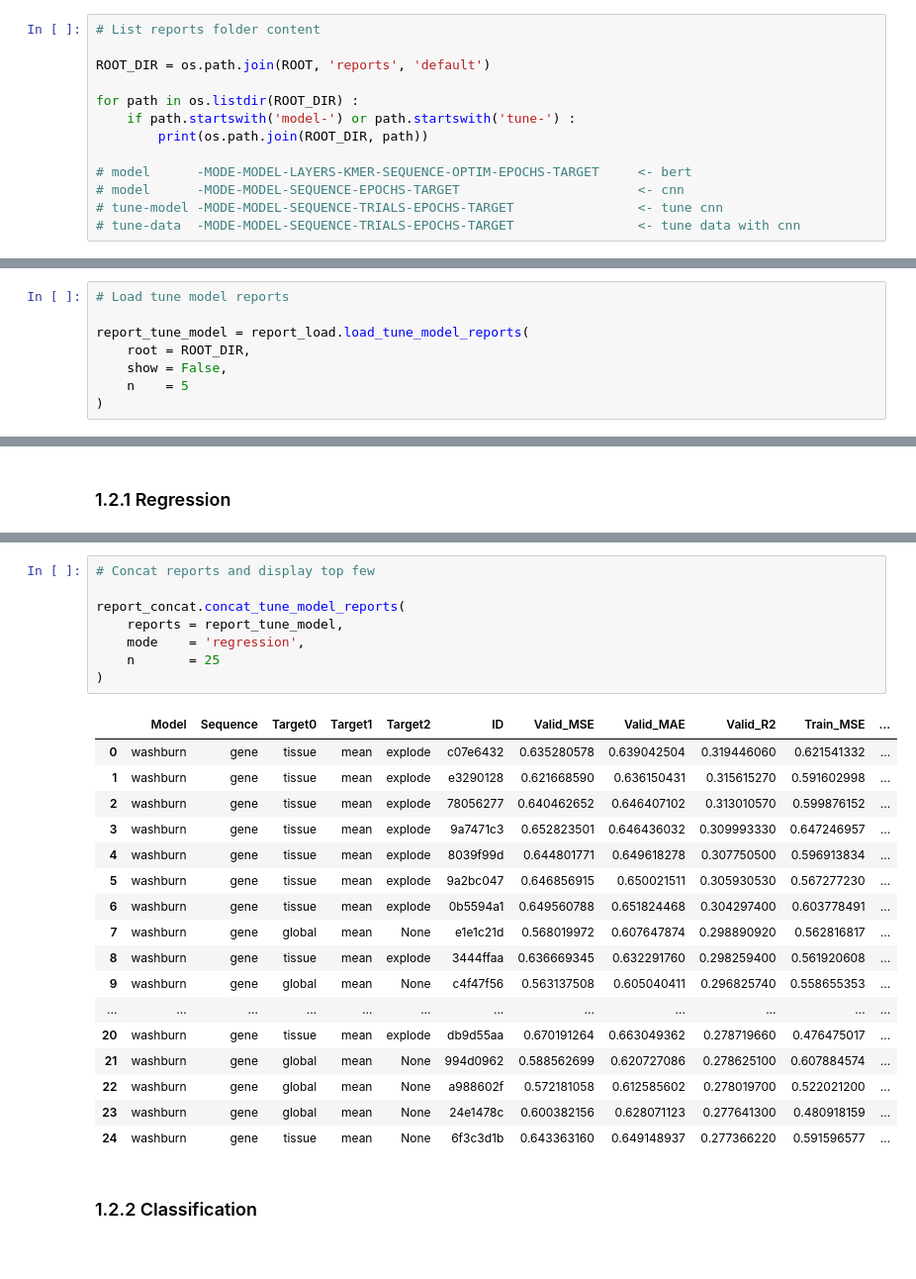
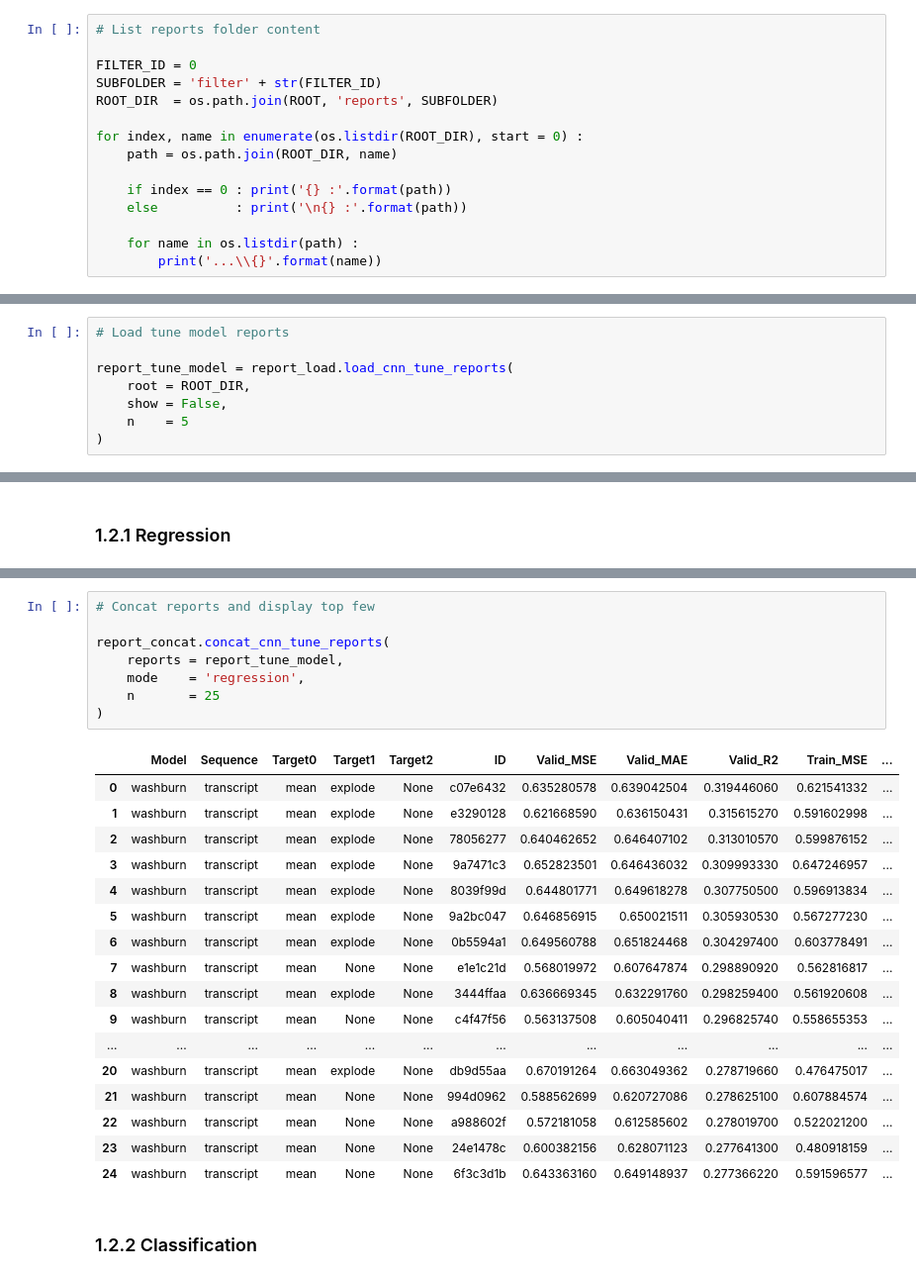
Before and after one commit to up4472/upolanc-thesis, a Jupyter notebook: notebook/nbp09-report.ipynb, the cells around one changed output, grey strips where cells are left out. Shown at 99% size. Cells and saved outputs as stored; diff of their text form.

```diff
--- a/notebook/nbp09-report.ipynb
+++ b/notebook/nbp09-report.ipynb
@@ -42,14 +42,16 @@ runtime.set_plot_theme()
 # %%
 # List reports folder content
 
-ROOT_DIR = os.path.join(ROOT, 'reports', 'default')
+FILTER_ID = 0
+SUBFOLDER = 'filter' + str(FILTER_ID)
+ROOT_DIR  = os.path.join(ROOT, 'reports', SUBFOLDER)
 
-for path in os.listdir(ROOT_DIR) :
-	if path.startswith('model-') or path.startswith('tune-') :
-		print(os.path.join(ROOT_DIR, path))
+for index, name in enumerate(os.listdir(ROOT_DIR), start = 0) :
+	path = os.path.join(ROOT_DIR, name)
 
-# model      -MODE-MODEL-LAYERS-KMER-SEQUENCE-OPTIM-EPOCHS-TARGET     <- bert
-# model      -MODE-MODEL-SEQUENCE-EPOCHS-TARGET                       <- cnn
-# tune-model -MODE-MODEL-SEQUENCE-TRIALS-EPOCHS-TARGET                <- tune cnn
-# tune-data  -MODE-MODEL-SEQUENCE-TRIALS-EPOCHS-TARGET                <- tune data with cnn
+	if index == 0 : print('{} :'.format(path))
+	else          : print('\n{} :'.format(path))
+
+	for name in os.listdir(path) :
+		print('...\\{}'.format(name))
 # %% [output]
@@ -109,7 +111,7 @@ report_cnn_model['classification']
 # %%
 # Load tune model reports
 
-report_tune_model = report_load.load_tune_model_reports(
+report_tune_model = report_load.load_cnn_tune_reports(
 	root = ROOT_DIR,
 	show = False,
 	n    = 5
@@ -144,29 +146,29 @@ tune-model-r-washburn-gene-0250-25-tissue-mean-explode           : Size =  250 |
 # %%
 # Concat reports and display top few
 
-report_concat.concat_tune_model_reports(
+report_concat.concat_cnn_tune_reports(
 	reports = report_tune_model,
 	mode    = 'regression',
 	n       = 25
 )
 # %% [output]
 |  | Model | Sequence | Target0 | Target1 | Target2 | ID | Valid_MSE | Valid_MAE | Valid_R2 | Train_MSE | ... |
-| 0 | washburn | gene | tissue | mean | explode | c07e6432 | 0.635280578 | 0.639042504 | 0.319446060 | 0.621541332 | ... |
-| 1 | washburn | gene | tissue | mean | explode | e3290128 | 0.621668590 | 0.636150431 | 0.315615270 | 0.591602998 | ... |
-| 2 | washburn | gene | tissue | mean | explode | 78056277 | 0.640462652 | 0.646407102 | 0.313010570 | 0.599876152 | ... |
-| 3 | washburn | gene | tissue | mean | explode | 9a7471c3 | 0.652823501 | 0.646436032 | 0.309993330 | 0.647246957 | ... |
-| 4 | washburn | gene | tissue | mean | explode | 8039f99d | 0.644801771 | 0.649618278 | 0.307750500 | 0.596913834 | ... |
-| 5 | washburn | gene | tissue | mean | explode | 9a2bc047 | 0.646856915 | 0.650021511 | 0.305930530 | 0.567277230 | ... |
-| 6 | washburn | gene | tissue | mean | explode | 0b5594a1 | 0.649560788 | 0.651824468 | 0.304297400 | 0.603778491 | ... |
-| 7 | washburn | gene | global | mean | None | e1e1c21d | 0.568019972 | 0.607647874 | 0.298890920 | 0.562816817 | ... |
-| 8 | washburn | gene | tissue | mean | explode | 3444ffaa | 0.636669345 | 0.632291760 | 0.298259400 | 0.561920608 | ... |
-| 9 | washburn | gene | global | mean | None | c4f47f56 | 0.563137508 | 0.605040411 | 0.296825740 | 0.558655353 | ... |
+| 0 | washburn | transcript | mean | explode | None | c07e6432 | 0.635280578 | 0.639042504 | 0.319446060 | 0.621541332 | ... |
+| 1 | washburn | transcript | mean | explode | None | e3290128 | 0.621668590 | 0.636150431 | 0.315615270 | 0.591602998 | ... |
+| 2 | washburn | transcript | mean | explode | None | 78056277 | 0.640462652 | 0.646407102 | 0.313010570 | 0.599876152 | ... |
+| 3 | washburn | transcript | mean | explode | None | 9a7471c3 | 0.652823501 | 0.646436032 | 0.309993330 | 0.647246957 | ... |
+| 4 | washburn | transcript | mean | explode | None | 8039f99d | 0.644801771 | 0.649618278 | 0.307750500 | 0.596913834 | ... |
+| 5 | washburn | transcript | mean | explode | None | 9a2bc047 | 0.646856915 | 0.650021511 | 0.305930530 | 0.567277230 | ... |
+| 6 | washburn | transcript | mean | explode | None | 0b5594a1 | 0.649560788 | 0.651824468 | 0.304297400 | 0.603778491 | ... |
+| 7 | washburn | transcript | mean | None | None | e1e1c21d | 0.568019972 | 0.607647874 | 0.298890920 | 0.562816817 | ... |
+| 8 | washburn | transcript | mean | explode | None | 3444ffaa | 0.636669345 | 0.632291760 | 0.298259400 | 0.561920608 | ... |
+| 9 | washburn | transcript | mean | None | None | c4f47f56 | 0.563137508 | 0.605040411 | 0.296825740 | 0.558655353 | ... |
 | ... | ... | ... | ... | ... | ... | ... | ... | ... | ... | ... | ... |
-| 20 | washburn | gene | tissue | mean | explode | db9d55aa | 0.670191264 | 0.663049362 | 0.278719660 | 0.476475017 | ... |
-| 21 | washburn | gene | global | mean | None | 994d0962 | 0.588562699 | 0.620727086 | 0.278625100 | 0.607884574 | ... |
-| 22 | washburn | gene | global | mean | None | a988602f | 0.572181058 | 0.612585602 | 0.278019700 | 0.522021200 | ... |
-| 23 | washburn | gene | global | mean | None | 24e1478c | 0.600382156 | 0.628071123 | 0.277641300 | 0.480918159 | ... |
-| 24 | washburn | gene | tissue | mean | None | 6f3c3d1b | 0.643363160 | 0.649148937 | 0.277366220 | 0.591596577 | ... |
+| 20 | washburn | transcript | mean | explode | None | db9d55aa | 0.670191264 | 0.663049362 | 0.278719660 | 0.476475017 | ... |
+| 21 | washburn | transcript | mean | None | None | 994d0962 | 0.588562699 | 0.620727086 | 0.278625100 | 0.607884574 | ... |
+| 22 | washburn | transcript | mean | None | None | a988602f | 0.572181058 | 0.612585602 | 0.278019700 | 0.522021200 | ... |
+| 23 | washburn | transcript | mean | None | None | 24e1478c | 0.600382156 | 0.628071123 | 0.277641300 | 0.480918159 | ... |
+| 24 | washburn | transcript | mean | None | None | 6f3c3d1b | 0.643363160 | 0.649148937 | 0.277366220 | 0.591596577 | ... |
 # %% [markdown]
 ### 1.2.2 Classification
 # %%
```
Also changed, not shown: parts of 13 cells of this notebook, 21 other files.
